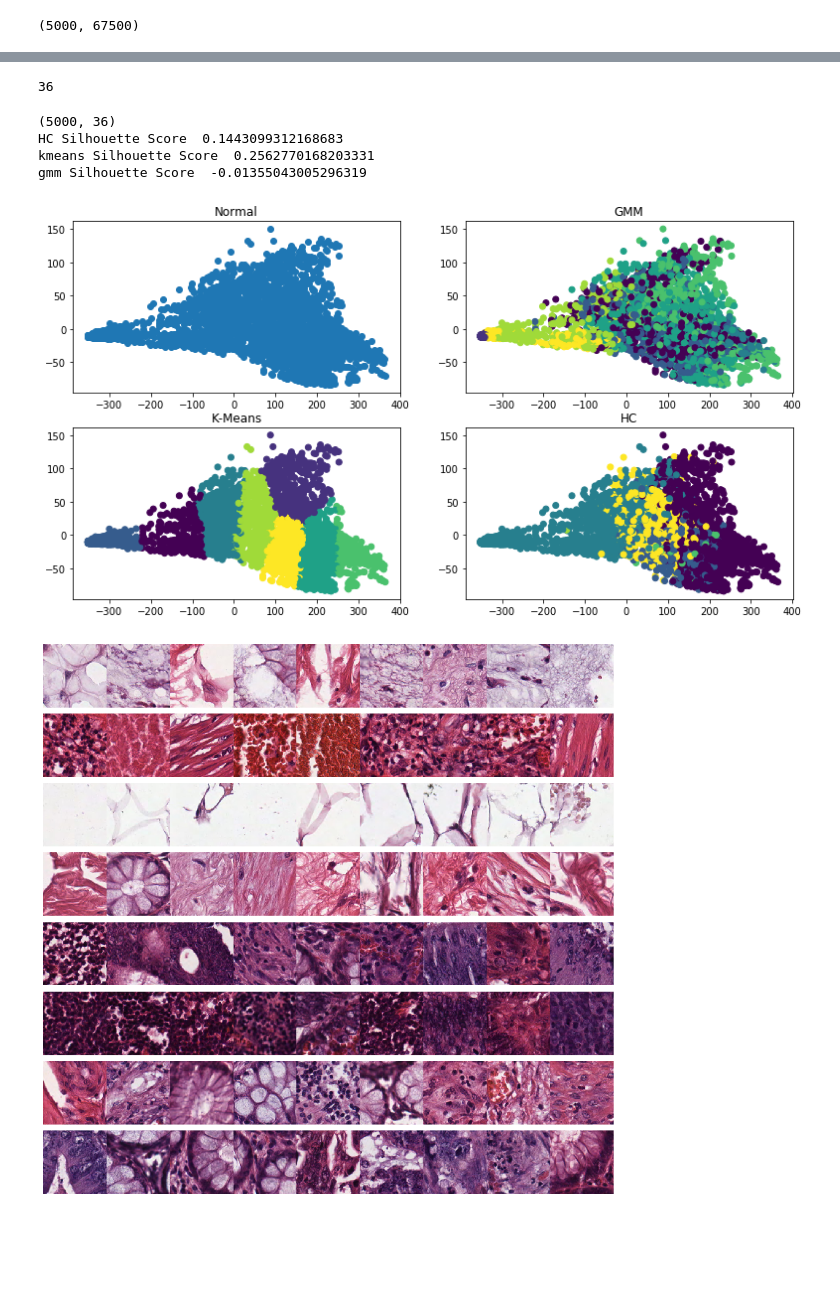
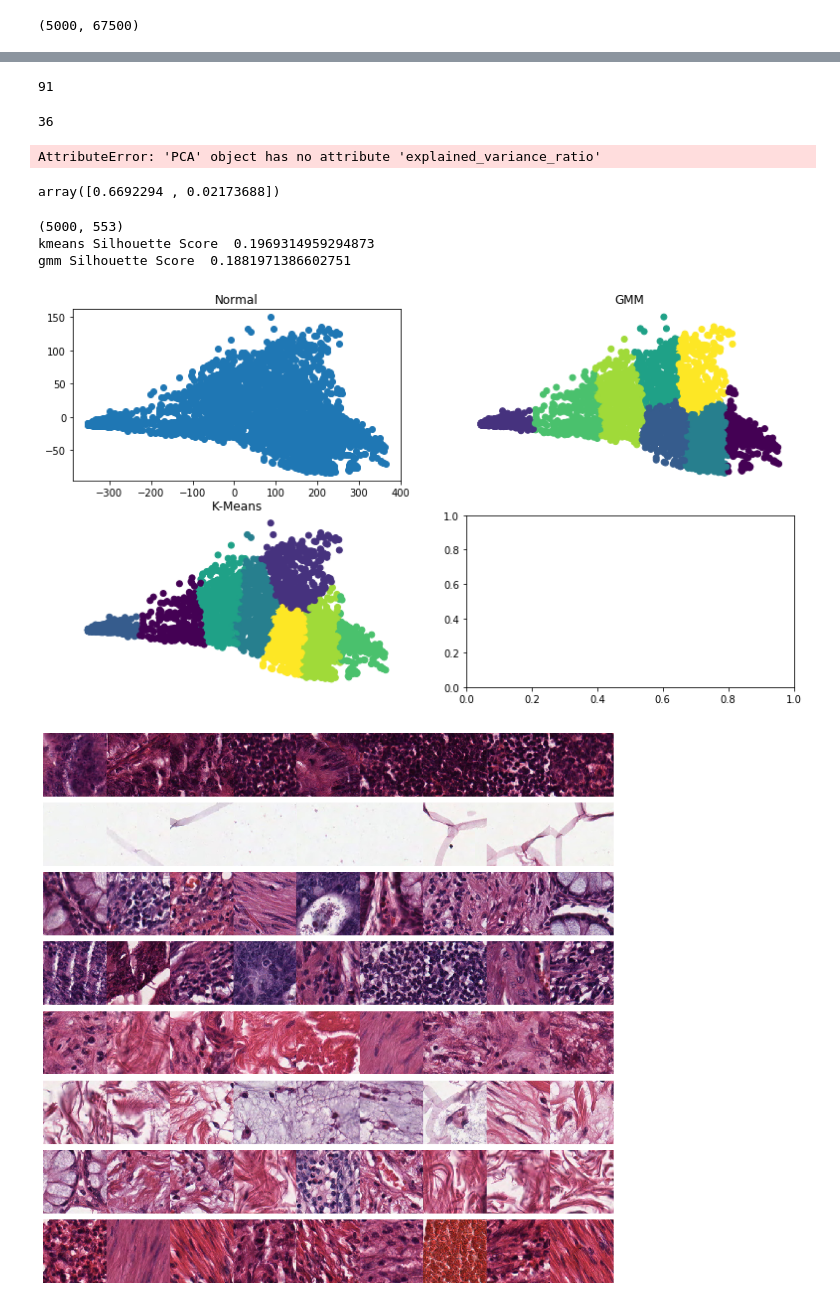
Before and after one commit to mostafaibrahim17/Whole-Image-Slides-Unsupervised-Categorization, a Jupyter notebook: Presentation/A2) Full Feature space.ipynb, the cells around one changed output, grey strips where cells are left out. Drawn from its saved outputs; the diff is of its cells as text; code cells hidden in the pictures; blank space fills up the shorter version.

```diff
--- a/Presentation/A2) Full Feature space.ipynb
+++ b/Presentation/A2) Full Feature space.ipynb
@@ -49,3 +70,10 @@ scaledMatrix = StandardScaler().fit_transform(meanMatrix)
+# %%
+# PCA
+pca = PCA(n_components=0.85)
+transformedData = pca.fit_transform(scaledMatrix)
+pca.n_components_
+# %% [output]
+91
 # %%
 # PCA
 pca = PCA(n_components=0.80)
@@ -53,14 +81,61 @@ transformedData = pca.fit_transform(scaledMatrix)
 pca.n_components_
 # %% [output]
 36
+# %%
+# PCA
+pca = PCA(n_components=2)
+transformedData = pca.fit_transform(scaledMatrix)
+# pca.n_components_
+# %% [output]
+AttributeError: 'PCA' object has no attribute 'explained_variance_ratio'
+# %%
+pca.explained_variance_ratio_
+# %% [output]
+array([0.6692294 , 0.02173688])
+# %%
+def ClusterAndPlot(n_clusters, D):
+    Labels = []
+
+    print(D.shape)
+    # HC = AgglomerativeClustering(n_clusters=n_clusters, affinity='manhattan', linkage='complete').fit(D)
+    # print('HC Silhouette Score  {} '.format(metrics.silhouette_score(D, HC.labels_)))
+
+    kmeans = KMeans(n_clusters=n_clusters, random_state=0).fit(D)
+    print('kmeans Silhouette Score  {} '.format(metrics.silhouette_score(D, kmeans.labels_)))
+
+    gmm = GaussianMixture(n_components=n_clusters, covariance_type='full').fit(D)
+    # gmm = GaussianMixture(n_components=n_clusters, covariance_type='tied').fit(D)
+    gmmlabels_ = gmm.predict(D)
+    print('gmm Silhouette Score  {} '.format(metrics.silhouette_score(D, gmmlabels_)))
+
+    fig, axs = plt.subplots(2, 2, figsize=(13, 7))
+    axs[0, 0].scatter(D[:, 0], D[:, 1], cmap='viridis')
+    axs[0, 0].set_title('Normal')
+    axs[0, 1].axis('off')
+
+    axs[0, 1].scatter(D[:, 0], D[:, 1], c=gmmlabels_, cmap='viridis')
+    axs[0, 1].set_title('GMM')
+    axs[0, 1].axis('off')
+
+    axs[1, 0].scatter(D[:, 0], D[:, 1], c=kmeans.labels_, cmap='viridis')
+    axs[1, 0].set_title('K-Means')
+    axs[1, 0].axis('off')
+
+    # axs[1, 1].scatter(D[:, 0], D[:, 1], c=HC.labels_, cmap='viridis')
+    # axs[1, 1].set_title('HC')
+    plt.show()
+
+    # Labels.append(HC.labels_)
+    Labels.append(kmeans.labels_)
+    Labels.append(gmmlabels_)
+    return Labels
 # %%
-Labels = myutils.ClusterAndPlot(8, transformedData)
+Labels = ClusterAndPlot(8, transformedData)
 myutils.clusterintoDirectories(Labels[1], directory, image_names)
 myutils.pltPathologyClusters(Labels[1], directory)
 # %% [output]
-(5000, 36)
-HC Silhouette Score  0.1443099312168683
-kmeans Silhouette Score  0.2562770168203331
-gmm Silhouette Score  -0.01355043005296319
+(5000, 553)
+kmeans Silhouette Score  0.1969314959294873
+gmm Silhouette Score  0.1881971386602751
-[figure, old version]
+[figure, new version]
-[figure, old version]
+[figure, new version]
```
Also changed, not shown: parts of 7 cells of this notebook, 21 other files.
